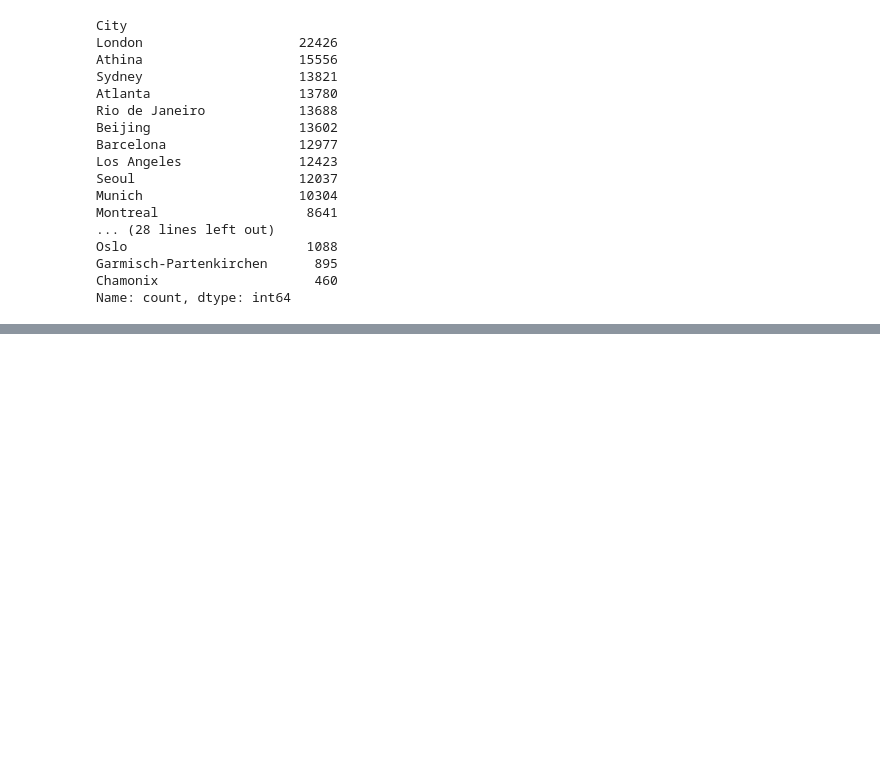
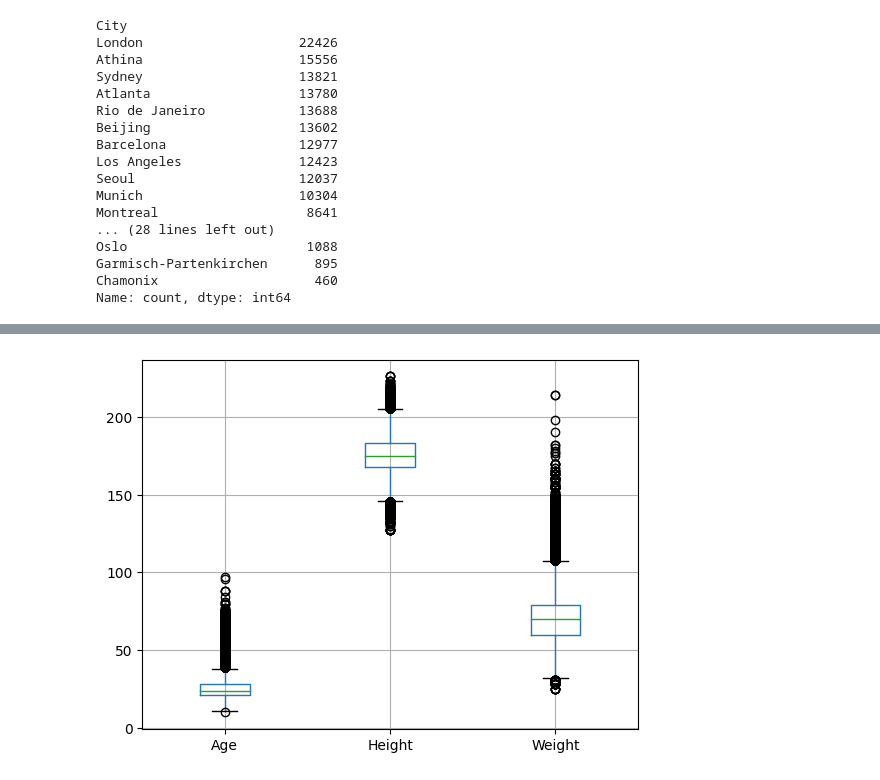
Before and after one commit to BrunoPPivetti/machine_learning_python, a Jupyter notebook: pandas.ipynb, the cells around one changed output, grey strips where cells are left out. Cells and saved outputs as stored; diff of their text form; code cells hidden in the pictures; blank space fills up the shorter version.

```diff
--- a/pandas.ipynb
+++ b/pandas.ipynb
@@ -213,0 +222,6 @@ atletas.head()
+# %%
+#função do pandas
+atletas.boxplot(column=['Age', 'Height','Weight'])
+plt.show()
+# %% [output]
+[figure, added]
```
Also changed, not shown: parts of 2 cells of this notebook, 2 other files.
